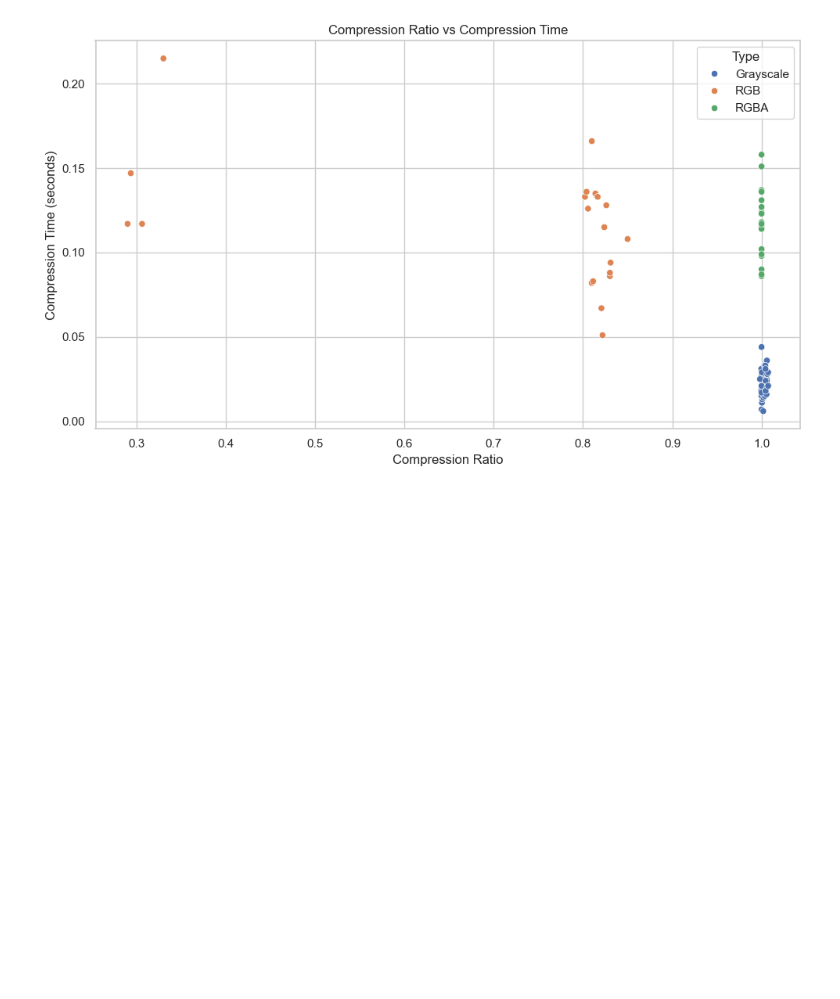
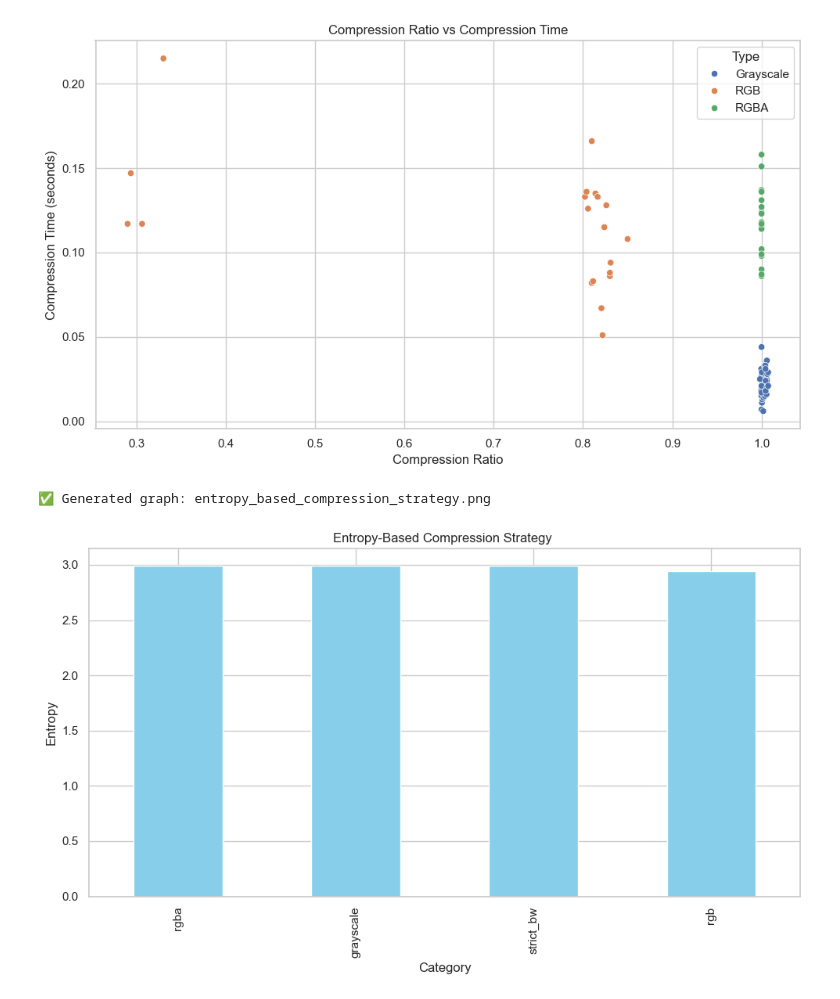
Before and after one commit to Circuit-Overtime/Image_Compression, a Jupyter notebook: master_encoders/benchmark_notebook.ipynb, the cells around one changed output. Cells and saved outputs as stored; diff of their text form; code cells hidden in the pictures; blank space fills up the shorter version.

```diff
--- a/master_encoders/benchmark_notebook.ipynb
+++ b/master_encoders/benchmark_notebook.ipynb
@@ -252,16 +252,19 @@ plt.show()
 # %%
 from scipy.stats import entropy
 
 # Calculate entropy for each category
 category_entropy = df.groupby("Category")["Compression_Ratio"].apply(lambda x: entropy(x))
 
 # Plot entropy for each category
 plt.figure(figsize=(10, 6))
 category_entropy.sort_values(ascending=False).plot(kind="bar", color="skyblue")
-plt.title("Entropy-Based Compression Strategy (Figure 7)")
+plt.title("Entropy-Based Compression Strategy ")
 plt.xlabel("Category")
 plt.ylabel("Entropy")
 plt.tight_layout()
 plt.savefig("entropy_based_compression_strategy.png")
 print("✅ Generated graph: entropy_based_compression_strategy.png")
 plt.show()
+# %% [output]
+✅ Generated graph: entropy_based_compression_strategy.png
+[figure, added]
```
